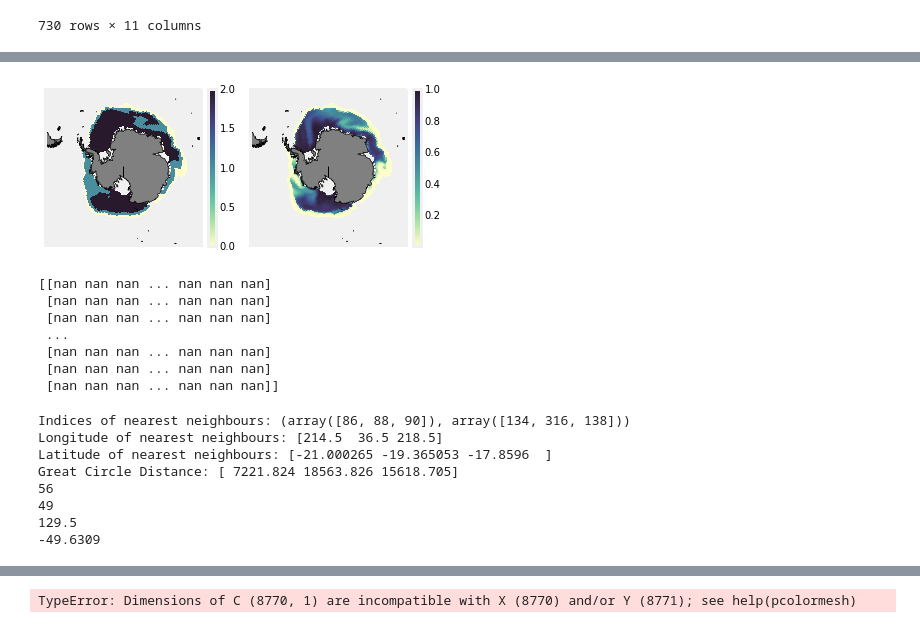
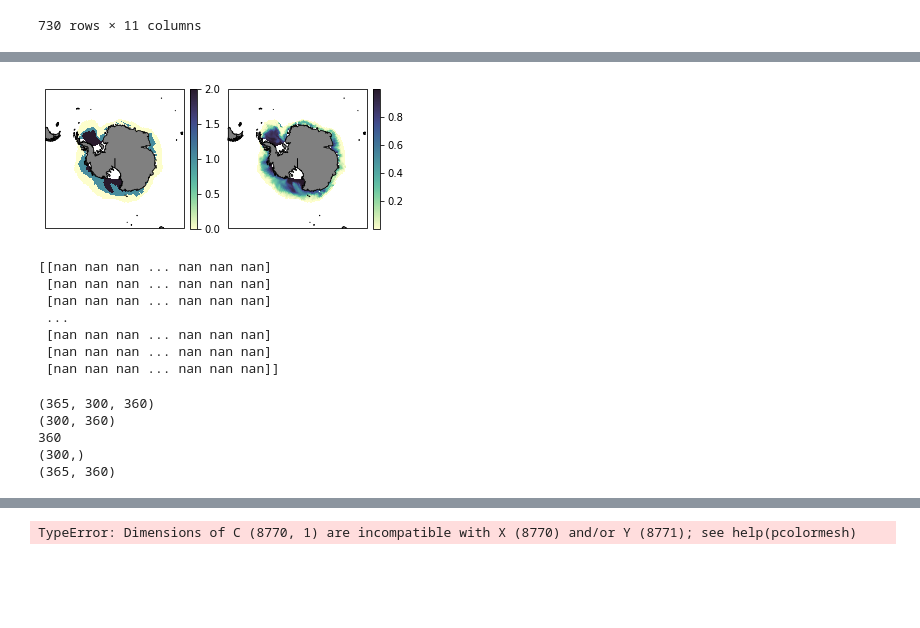
Before and after one commit to NoahDay/sea-ice-classification, a Jupyter notebook: unsupervised-classification.ipynb, the cells around one changed output, grey strips where cells are left out. Saved outputs shown, nothing was run; the diff lists cells and outputs as text; code cells hidden in the pictures; blank space fills up the shorter version.

```diff
--- a/unsupervised-classification.ipynb
+++ b/unsupervised-classification.ipynb
@@ -71,9 +71,10 @@ num_variables = np.size(variable_list)
 
 # '/Users/noahday/Gadi/ia40/waves-10/history/iceh.2002-08-26.nc'
 mypath = '/g/data/ia40/cice-dirs/runs/waves-10/history/'
+savepath = '/scratch/ia40/nd0349/'
 
 os.chdir(mypath)
-for year in range(2000,2005):
+for year in range(2009,2010):
 #    year = '2005'
 
     filename =  mypath + 'iceh.' + str(year) + '-01-01.nc'
@@ -249,9 +250,8 @@ for counter, exp in enumerate(variable_list):
     X_temp_vec = min_max_scaler.fit_transform(X_temp_vec.reshape(row_index,1))
 
     #create log-transformed data
-    X_temp_vec = np.log(X_temp_vec+1)
-    scaler = StandardScaler()
-    #scaled_features = scaler.fit_transform(X_standardized)
+#    X_temp_vec = np.log(X_temp_vec+1)
+   # scaler = StandardScaler()
     X_temp_vec = min_max_scaler.fit_transform(X_temp_vec.reshape(row_index,1))
     X_train = np.concatenate([X_train, X_temp_vec],axis=1)
 
@@ -576,7 +627,7 @@ ds = xr.open_dataset(filename)
 LN = ds.TLON.values
 LT = ds.TLAT.values
 
-selected_date = '2005-12-01'
+selected_date = '2005-05-01'
 date_idx = df_kmeans['date'] == selected_date
 
 lon = df_kmeans['longitude'][date_idx];
@@ -628,35 +679,35 @@ cb = plt.colorbar(p, orientation='vertical', fraction=0.046, pad=0.04)
 #                           pad=0.1,
 #                           color='black',
 #                           frameon=False,
 #                           size_vertical=1,
 #                           fontproperties=fontprops)
 #
 #ax.add_artist(scalebar)
 #plt.savefig('kmean.png', dpi = 300)
 
 ax = plt.subplot(1, 2, 0+2, projection=ccrs.SouthPolarStereo(), label='{0}'.format(counter))
 ax.set_extent(coord_lims, ccrs.PlateCarree())
 land_50m = cft.NaturalEarthFeature('physical', 'land', '50m',
                             edgecolor='black', facecolor='gray', linewidth=0.5)
 ax.coastlines(resolution='50m')
 ax.add_feature(land_50m)
 p = ax.pcolormesh(LN, LT, fsdrad_array,
                 transform=ccrs.PlateCarree(),
                 cmap=cmap,
 #                norm=colors.LogNorm(vmin=1, vmax=1000),
                 shading='auto')
 cb = plt.colorbar(p, orientation='vertical', fraction=0.046, pad=0.04)
 #scalebar = AnchoredSizeBar(ax.transData,
 #                           100000, '100 km', 'lower center',
 #                           pad=0.1,
 #                           color='black',
 #                           frameon=False,
 #                           size_vertical=1,
 #                           fontproperties=fontprops)
 #ax.add_artist(scalebar)
-plt.savefig('kmean_and_fsdrad_'+selected_date+'.png', dpi = 300)
+plt.savefig(savepath+'kmean_and_fsdrad_'+selected_date+'.png', dpi = 300)
 # %% [output]
-[figure, old version]
+[figure, new version]
 # %%
 # %% [output]
 [[nan nan nan ... nan nan nan]
@@ -667,12 +718,52 @@ plt.savefig('kmean_and_fsdrad_'+selected_date+'.png', dpi = 300)
  [nan nan nan ... nan nan nan]
  [nan nan nan ... nan nan nan]]
 # %%
+# Calculate MIZ width
+ds = xr.open_dataset("/home/566/nd0349/kmean_2009.nc")
+n_days, n_lat, n_lon = ds['k'].shape
+print(ds['k'].shape)
+print(ds['HTE'].shape)
+print(n_lon)
+print(ds['HTE'][:,n_lon-1].shape)
+miz_cluster = 0 # What cluster does the MIZ correspond with?
+
+# Initialise storage
+#miz_width_array[,n_lon] = np.empty
+miz_width_array = np.empty((n_days,n_lon))
+effective_miz_width_array = np.empty((n_days,n_lon))
+
+print(miz_width_array.shape)
+# Circumpolar for each day
+for day_idx in range(0,n_days):
+    for lon_idx in range(0,n_lon):
+        # MIZ width
+#        print(lon_idx)
+#        print(ds['k'][day_idx,:,lon_idx].data)
+        miz_idx = ds['k'][day_idx,:,lon_idx].data == miz_cluster
+        if not any(miz_idx):
+            # If there are no MIZ cells then set distance to 0
+            miz_width_array[day_idx,lon_idx] = 0
+        else:
+            miz_width_array[day_idx,lon_idx] = ds['HTE'][miz_idx,lon_idx].data.sum()
+#            print(ds['HTE'][miz_idx,lon_idx].data)#*ds['aice'][miz_idx,lon_idx].data)
+#            print(ds['aice'][day_idx,miz_idx,lon_idx].data)
+#            print(np.multiply(ds['HTE'][miz_idx,lon_idx].data, ds['aice'][day_idx,miz_idx,lon_idx].data).shape)
+            effective_miz_width_array[day_idx,lon_idx] = np.multiply(ds['HTE'][miz_idx,lon_idx].data, ds['aice'][day_idx,miz_idx,lon_idx].data).sum()
+
+
+#        print(miz_idx.shape)
+#        print(miz_idx)
+#        print(ds['HTE'][miz_idx,lon_idx].data)
+#        print(ds['HTE'][miz_idx,lon_idx].data.sum())
+
+#        print(miz_width_array[day_idx,lon_idx])
+
+print(miz_width_array.mean(axis=1))
+#effective_miz_width_array.shape
+print(effective_miz_width_array.mean(axis=1))
 # %% [output]
-Indices of nearest neighbours: (array([86, 88, 90]), array([134, 316, 138]))
-Longitude of nearest neighbours: [214.5  36.5 218.5]
-Latitude of nearest neighbours: [-21.000265 -19.365053 -17.8596  ]
-Great Circle Distance: [ 7221.824 18563.826 15618.705]
-56
-49
-129.5
--49.6309
+(365, 300, 360)
+(300, 360)
+360
+(300,)
+(365, 360)
```
Also changed, not shown: parts of 16 cells of this notebook, 3 other files.
